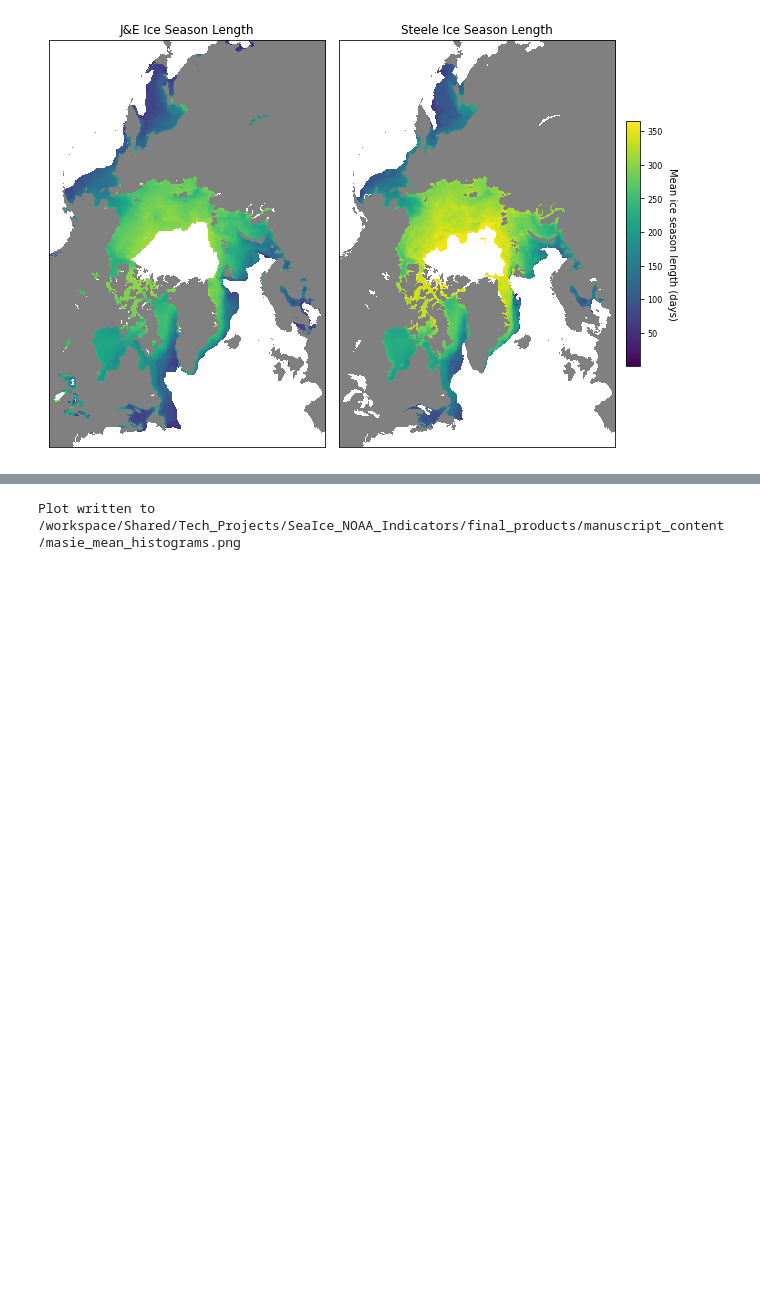
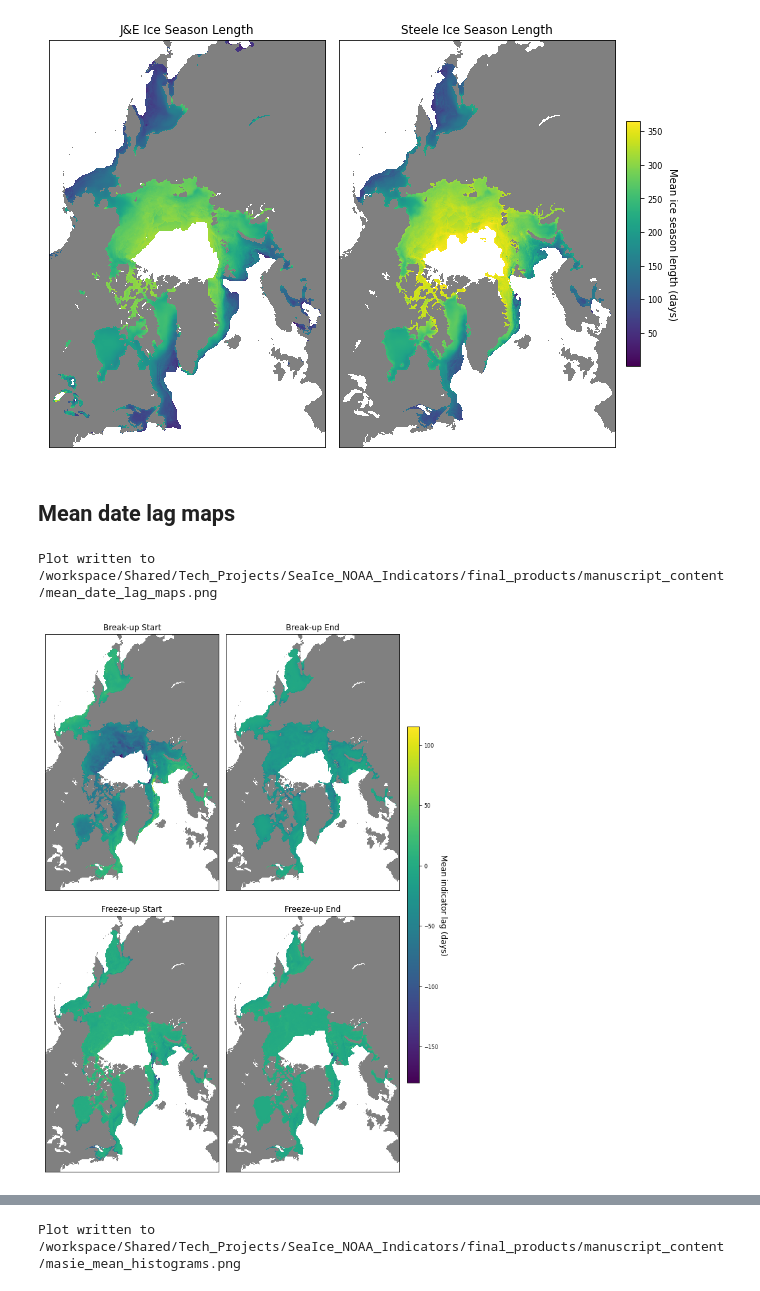
Before and after one commit to ua-snap/seaice_noaa_indicators, a Jupyter notebook: pipeline/manuscript_content.ipynb, the cells around one changed output, grey strips where cells are left out. Saved outputs shown, nothing was run; the diff lists cells and outputs as text; code cells hidden in the pictures; blank space fills up the shorter version.

```diff
--- a/pipeline/manuscript_content.ipynb
+++ b/pipeline/manuscript_content.ipynb
@@ -51,25 +60,14 @@ def assimilate_orac(orac):
 # %%
-out_dir = Path(os.getenv("OUTPUT_DIR")).joinpath("manuscript_content")
-out_dir.mkdir(exist_ok=True)
-base_dir = Path(os.getenv("BASE_DIR"))
-scratch_dir = Path(os.getenv("SCRATCH_DIR"))
-
 # load data
 fubu_fp = base_dir.joinpath("nsidc_0051/outputs/nsidc_0051_1979-2019_fubu.nc")
-orac_fp = base_dir.joinpath(
-    "nsidc_0747/arctic_seaice_climate_indicators_nh_v01r01_1979-2017.nc"
-)
+
+# new FUBU fp in OUTPUT_DIR
+fubu_fp = output_dir.joinpath("arctic_seaice_fubu_dates_1979-2019.nc")
 
 fubu = xr.load_dataset(fubu_fp)
 # Data for Steele only available through 2017. Reduce J&E timespan to match
 fubu = fubu.sel(year=slice(1979, 2017))
 # set data to floats and np.nan for more straightforward processing
-for indicator in list(fubu.variables())[:4]:
+for indicator in list(fubu.variables)[:4]:
     fubu[indicator] = fubu[indicator].astype(float)
     fubu[indicator].values[fubu[indicator].values == -9999.] = np.nan
-
-orac = xr.load_dataset(orac_fp)
-# Since a number of plots involve both Steele and J&H,
-# give them a similar data structure for consistent use
-# plotting functions
-orac = assimilate_orac(orac)
@@ -228,3 +240,64 @@ plt.show()
 # %% [output]
 Plot written to /workspace/Shared/Tech_Projects/SeaIce_NOAA_Indicators/final_products/manuscript_content/ice_season_length_maps.png
 [figure]
+# %% [markdown]
+## Mean date lag maps
+# %%
+output_format = "png"
+#output_format = "eps"
+
+fubu_isl = (fubu["breakup_end"].values + 365) - fubu["freezeup_start"].values
+orac_isl = (orac["DOR"].values + 365) - orac["DOA"].values
+
+
+fubu_orac_di = {
+    "breakup_start": "DOO",
+    "breakup_end": "DOR",
+    "freezeup_start": "DOA",
+    "freezeup_end": "DOC",
+}
+
+lag_arrs = []
+
+with warnings.catch_warnings():
+    warnings.simplefilter("ignore", category=RuntimeWarning)
+    for indicator in list(fubu_orac_di.keys()):
+        lag_arr = np.nanmean(
+            fubu[indicator].values - orac[fubu_orac_di[indicator]].values,
+            axis=0
+        )
+        lag_arr[~landmask & np.isnan(lag_arr)] = -9999
+        lag_arrs.append(lag_arr)
+
+# plot data
+cmap = copy.copy(plt.cm.get_cmap("viridis"))
+cmap.set_bad(color="gray")
+cmap.set_under(color="white")
+fig, axs = plt.subplots(2, 2, figsize=(10, 15))
+
+for arr, ax in zip(lag_arrs, axs.flatten()):
+    im = ax.imshow(arr, interpolation="none", cmap=cmap, vmin=-180, vmax=115)
+    ax.set_xticks([])
+    ax.set_yticks([])
+
+axs[0, 0].set_title("Break-up Start", fontdict={"fontsize": 12})
+axs[0, 1].set_title("Break-up End", fontdict={"fontsize": 12})
+axs[1, 0].set_title("Freeze-up Start", fontdict={"fontsize": 12})
+axs[1, 1].set_title("Freeze-up End", fontdict={"fontsize": 12})
+
+fig.subplots_adjust(wspace=-0.32, hspace=.1, right=0.95, left=0.01)
+
+cax = fig.add_axes([0.87, 0.25, 0.025, 0.5])
+# fig.colorbar(im, cax=cbar_ax)
+
+# cax = ax.inset_axes([1.04, 0, 0.05, 0.6], transform=ax.transAxes)
+cbar = fig.colorbar(im, ax=axs, cax=cax, shrink=1.2)
+cbar.ax.tick_params(labelsize=8)
+cbar.set_label("Mean indicator lag (days)", rotation=270, labelpad=14, fontsize=12)
+
+save_fig(content_dir.joinpath(f"mean_date_lag_maps.{output_format}"))
+
+plt.show()
+# %% [output]
+Plot written to /workspace/Shared/Tech_Projects/SeaIce_NOAA_Indicators/final_products/manuscript_content/mean_date_lag_maps.png
+[figure, added]
```
Also changed, not shown: parts of 64 cells of this notebook.
